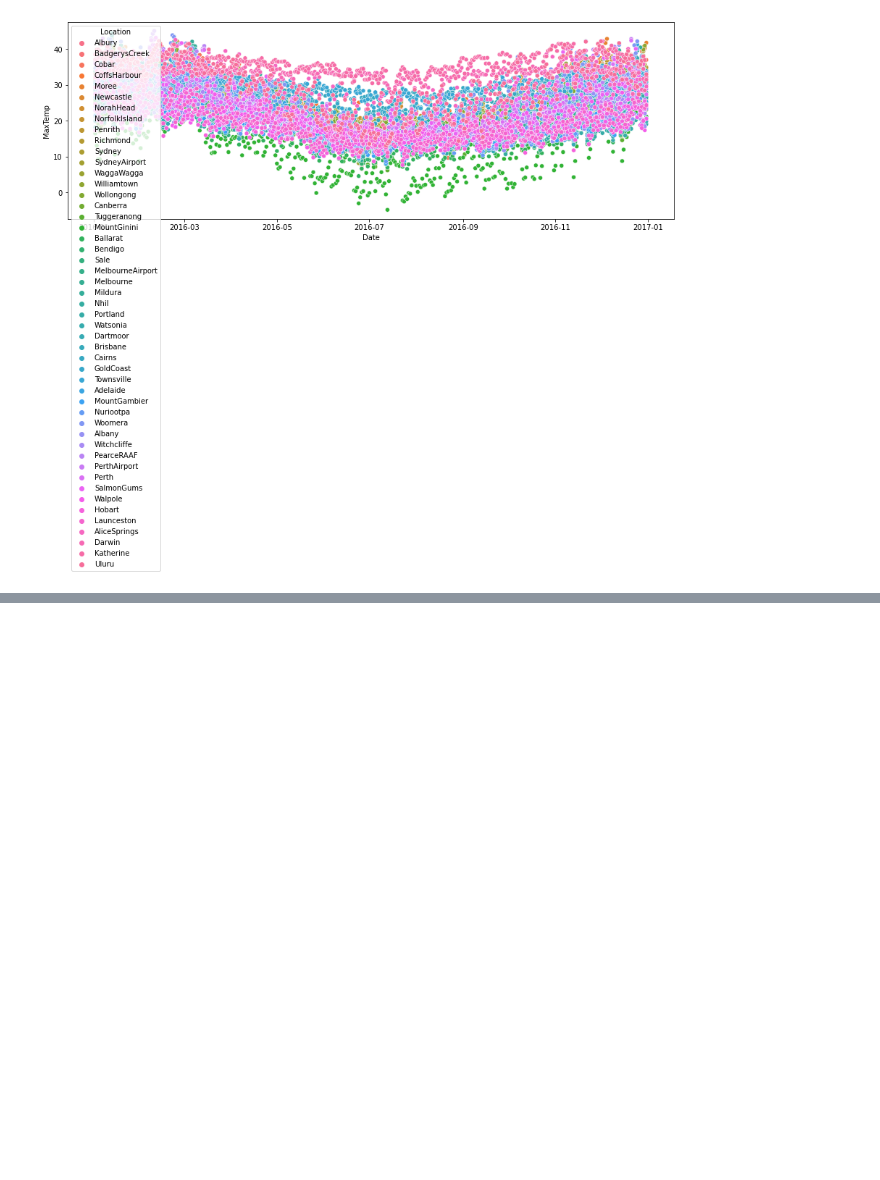
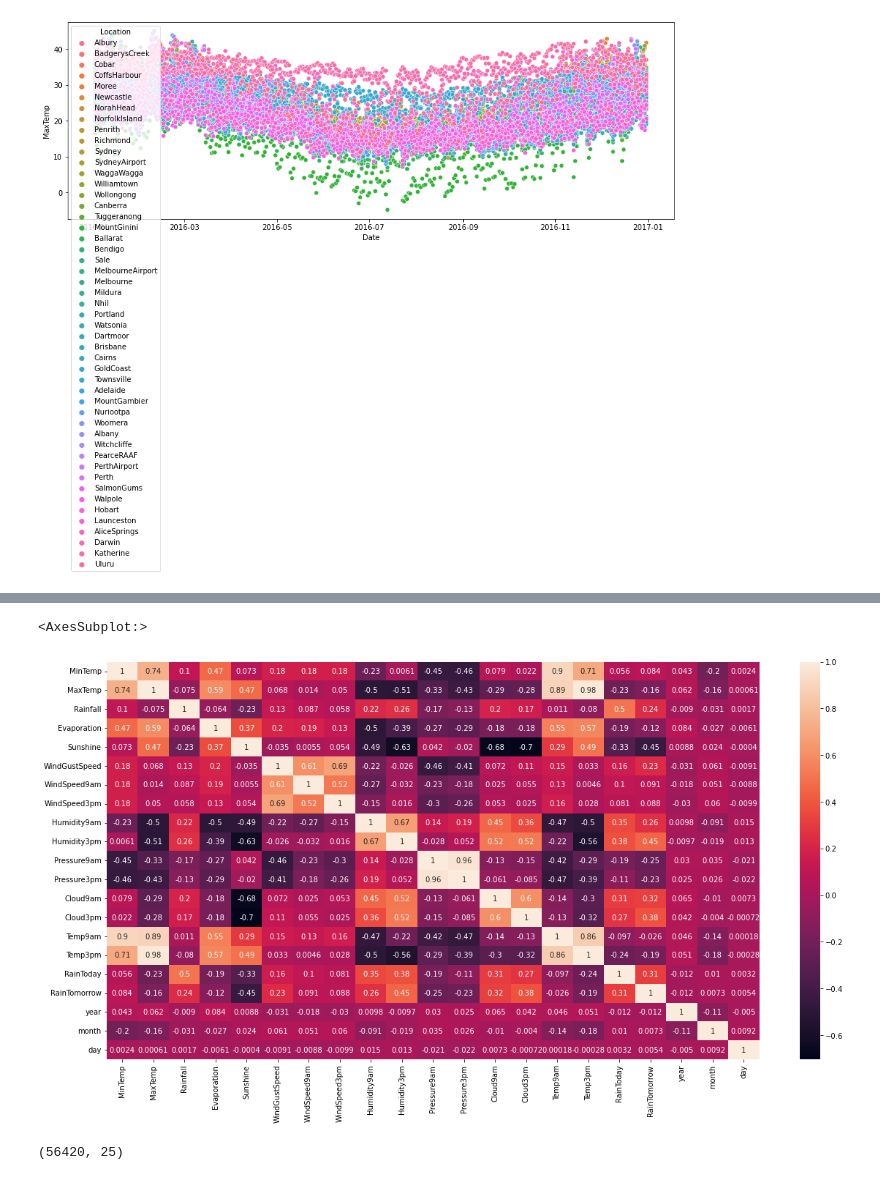
Before and after one commit to Paul-Austria/KIDSMiniProjekt, a Jupyter notebook: MiniProject.ipynb, the cells around one changed output, grey strips where cells are left out. Drawn from its saved outputs; the diff is of its cells as text; code cells hidden in the pictures; blank space fills up the shorter version.

```diff
--- a/MiniProject.ipynb
+++ b/MiniProject.ipynb
@@ -95 +107,22 @@ sns.lineplot(data = rainfall.rolling(window=40).mean() , dashes=False)
 [figure]
+# %%
+weatherData['RainToday'].replace({'No': 0, 'Yes': 1},inplace = True)
+weatherData['RainTomorrow'].replace({'No': 0, 'Yes': 1},inplace = True)
+
+
+
+weatherData["year"] = weatherData.Date.dt.year;
+weatherData["month"] = weatherData.Date.dt.month;
+weatherData["day"] = weatherData.Date.dt.day;
+# %%
+plt.figure(figsize = (20,10))
+sns.heatmap(weatherData.corr(), annot = True)
+# %% [output]
+<AxesSubplot:>
+[figure, added]
+# %%
+weatherData =weatherData.drop(columns=['Date'],axis=1)
+weatherData = weatherData.dropna(how='any')
+weatherData.shape
+# %% [output]
+(56420, 25)
```
Also changed, not shown: parts of 13 cells of this notebook.
